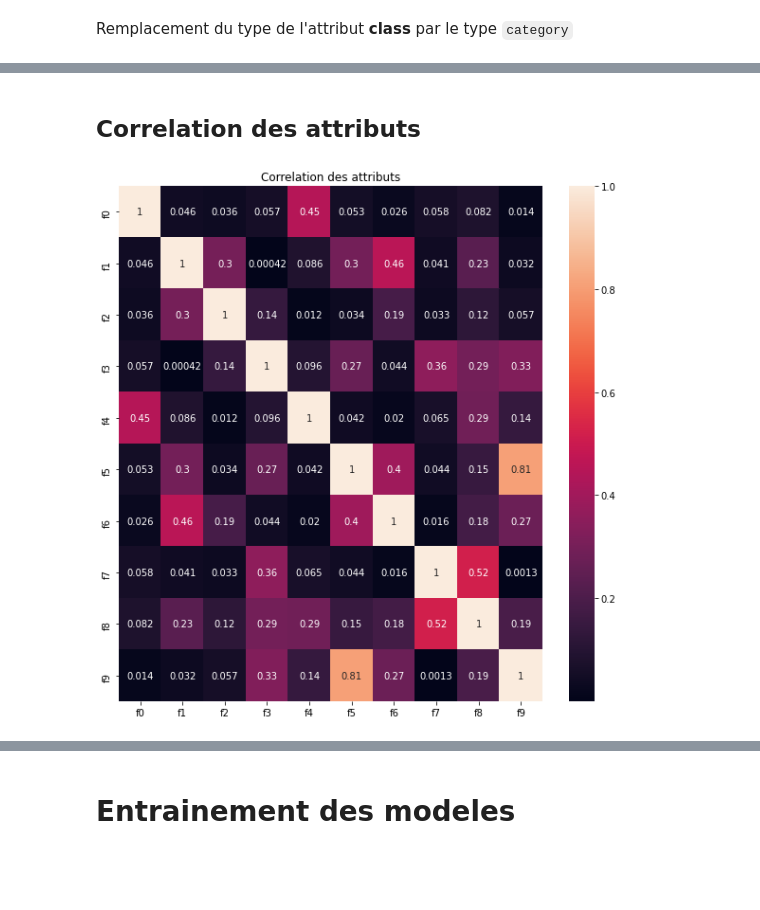
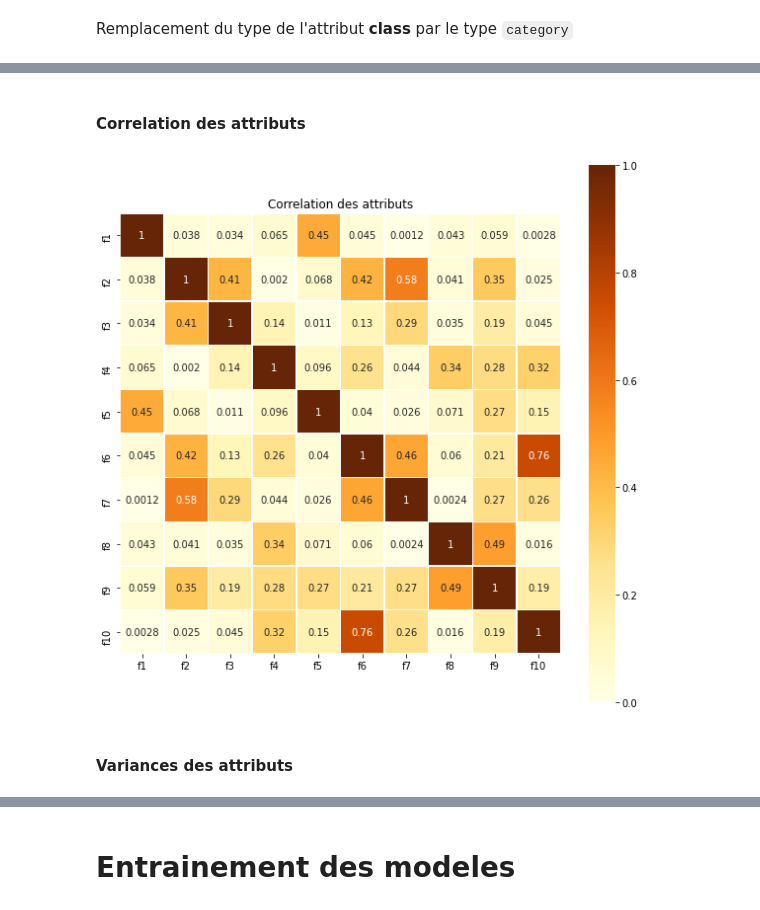
Before and after one commit to virtuel75/avila-analysis, a Jupyter notebook: notebook/avila_analysis.ipynb, the cells around one changed output, grey strips where cells are left out. Drawn from its saved outputs; the diff is of its cells as text; code cells hidden in the pictures; blank space fills up the shorter version.

```diff
--- a/notebook/avila_analysis.ipynb
+++ b/notebook/avila_analysis.ipynb
@@ -78,5 +70,5 @@ True
 # %%
-columns = [f'f{i}' for i in range(10)] + ['class']
+columns = [f'f{i+1}' for i in range(10)] + ['class']
 
 data_tr.columns = columns
 data_ts.columns = columns
@@ -115,8 +132,8 @@ dtype: object
 # %% [markdown]
 Remplacement du type de l'attribut **class** par le type `category`
 # %%
-data_tr['class'] = data_tr['class'].astype('category')
-data_ts['class'] = data_ts['class'].astype('category')
+data_tr[target_attribute] = data_tr[target_attribute].astype('category')
+data_ts[target_attribute] = data_ts[target_attribute].astype('category')
 # %%
 data_tr.dtypes
 # %% [output]
@@ -266,13 +260,15 @@ data_all.describe().loc[['mean', 'std', 'min', 'max']]
 | min | -3.498799e+00 | -2.426761 | -3.210528 | -5.440122 | -4.922215e+00 | -7.450257 | -11.935457 | -4.247781 | -5.486218 | -6.719324 |
 | max | 1.181992e+01 | 386.000000 | 50.000000 | 3.987152 | 1.066121e+00 | 53.000000 | 83.000000 | 13.173081 | 44.000000 | 11.911338 |
 # %% [markdown]
-## Correlation des attributs
+#### Correlation des attributs
 # %%
-attributes_correlation = data_all.corr().abs()
+attributes_correlation = data_tr.corr().abs()
 
 plt.figure(figsize=(10, 10))
-sns.heatmap(attributes_correlation, annot=True)
+sns.heatmap(attributes_correlation, vmax=1, vmin=0, annot=True, square=True, linewidths=.5, cmap='YlOrBr')
 plt.title('Correlation des attributs')
 plt.show()
 # %% [output]
-[figure, old version]
+[figure, new version]
+# %% [markdown]
+#### Variances des attributs
```
Also changed, not shown: parts of 261 cells of this notebook.
